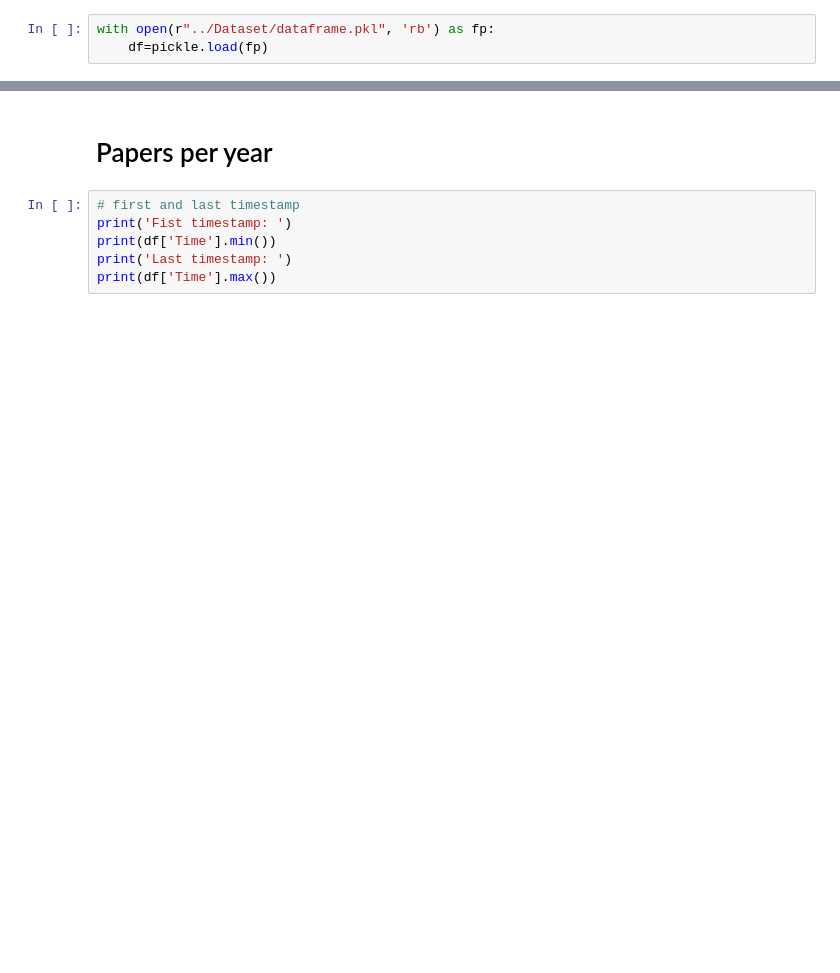
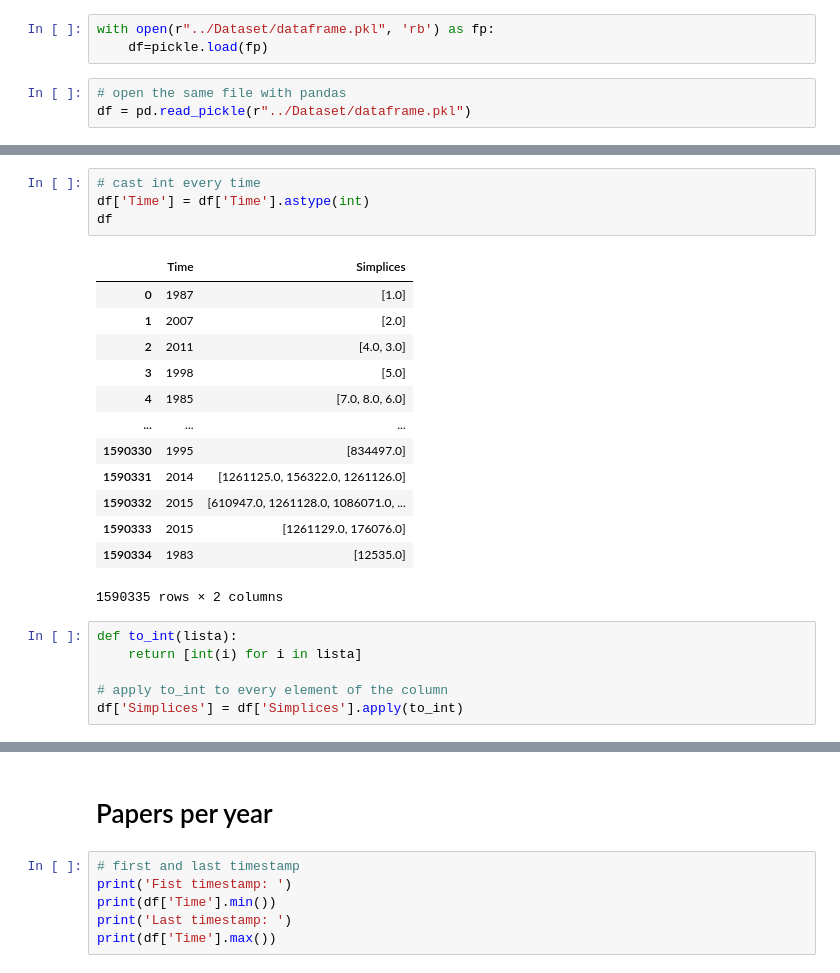
Before and after one commit to juanfernandezgracia/complexity_72h, a Jupyter notebook: Dataset Analysis/Preliminary_analysis.ipynb, the cells around one changed output, grey strips where cells are left out. Drawn from its saved outputs; the diff is of its cells as text; blank space fills up the shorter version.

```diff
--- a/Dataset Analysis/Preliminary_analysis.ipynb
+++ b/Dataset Analysis/Preliminary_analysis.ipynb
@@ -12,3 +13,6 @@ from collections import Counter
 # %%
 with open(r"../Dataset/dataframe.pkl", 'rb') as fp:
     df=pickle.load(fp)
+# %%
+# open the same file with pandas
+df = pd.read_pickle(r"../Dataset/dataframe.pkl")
@@ -15,3 +28,27 @@ with open(r"../Dataset/dataframe.pkl", 'rb') as fp:
+# %%
+# cast int every time
+df['Time'] = df['Time'].astype(int)
+df
+# %% [output]
+|  | Time | Simplices |
+| 0 | 1987 | [1.0] |
+| 1 | 2007 | [2.0] |
+| 2 | 2011 | [4.0, 3.0] |
+| 3 | 1998 | [5.0] |
+| 4 | 1985 | [7.0, 8.0, 6.0] |
+| ... | ... | ... |
+| 1590330 | 1995 | [834497.0] |
+| 1590331 | 2014 | [1261125.0, 156322.0, 1261126.0] |
+| 1590332 | 2015 | [610947.0, 1261128.0, 1086071.0, ... |
+| 1590333 | 2015 | [1261129.0, 176076.0] |
+| 1590334 | 1983 | [12535.0] |
+1590335 rows × 2 columns
+# %%
+def to_int(lista):
+    return [int(i) for i in lista]
+
+# apply to_int to every element of the column
+df['Simplices'] = df['Simplices'].apply(to_int)
 # %%
 df.head()
 # %% [output]
```
Also changed, not shown: parts of 19 cells of this notebook.
